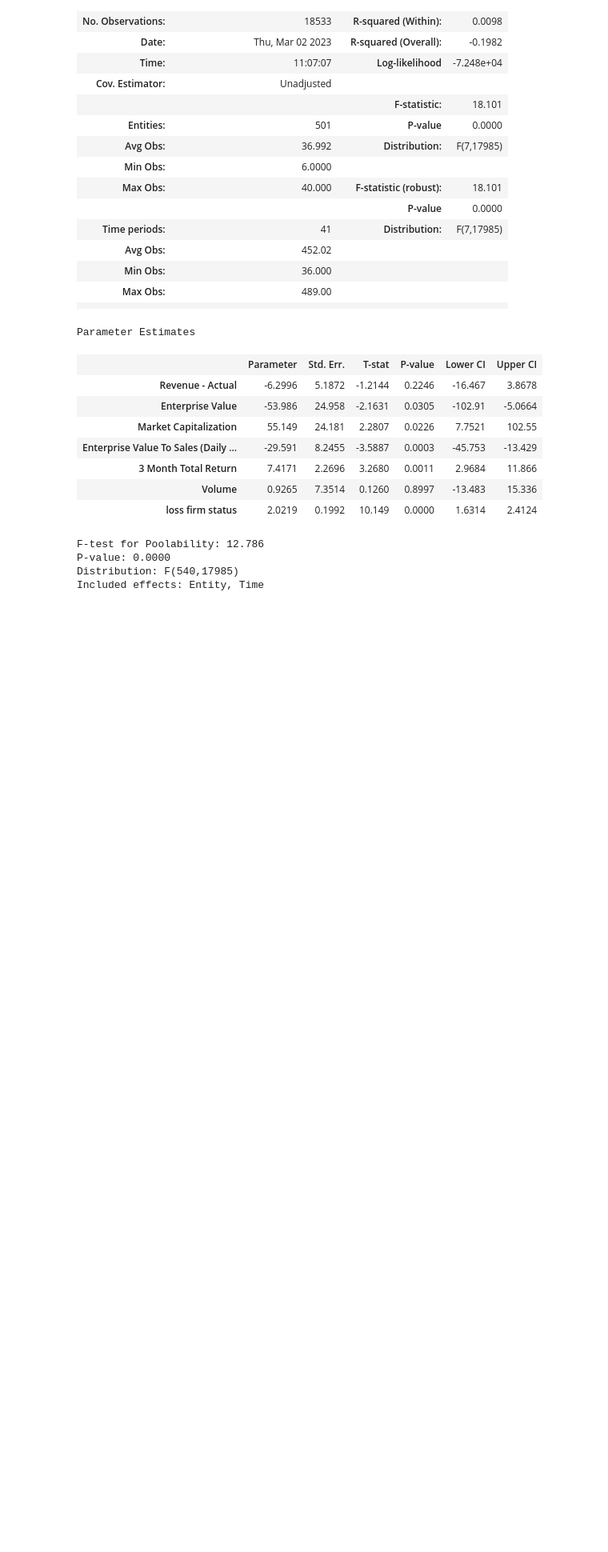
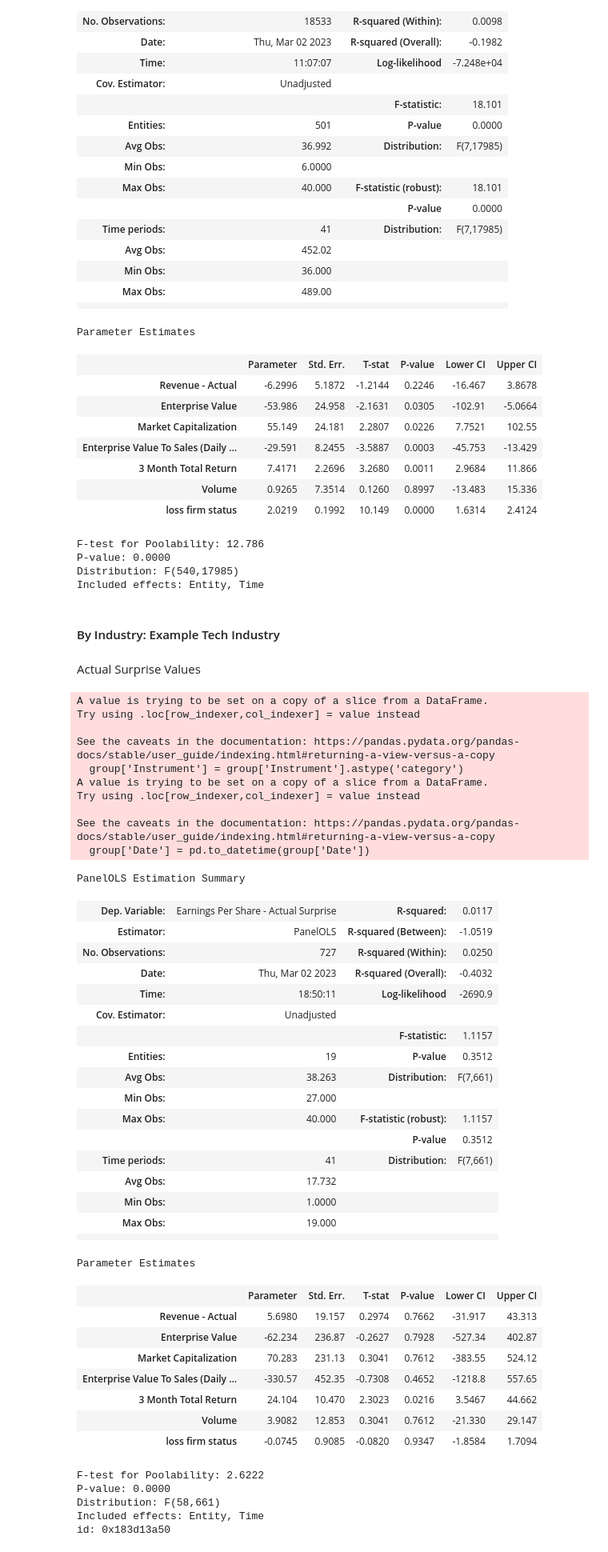
Before and after one commit to yummypugs/GSFM_AnalystForecasts, a Jupyter notebook: 3.3.1_Panel_Characteristics+ABS.ipynb, the cells around one changed output. Shown: that part at 80% size. Saved outputs shown, nothing was run; the diff lists cells and outputs as text; code cells hidden in the pictures; blank space fills up the shorter version.

Commit message:
Included by industry regression

```diff
--- a/3.3.1_Panel_Characteristics+ABS.ipynb
+++ b/3.3.1_Panel_Characteristics+ABS.ipynb
@@ -226,3 +226,62 @@ F-test for Poolability: 12.786
 P-value: 0.0000
 Distribution: F(540,17985)
 Included effects: Entity, Time
+# %% [markdown]
+#### By Industry: Example Tech Industry
+# %% [markdown]
+Actual Surprise Values
+# %%
+group = df_panel[df_panel['GICS Industry Group Name'] == 'Technology Hardware & Equipment']
+
+group['Instrument'] = group['Instrument'].astype('category')
+group['Date'] = pd.to_datetime(group['Date'])
+group.set_index(['Instrument', 'Date'], inplace=True)
+
+y = group.loc[:, "Earnings Per Share - Actual Surprise"]
+X = group.loc[:, "Revenue - Actual":]
+
+model = PanelOLS(y, X, entity_effects=True, time_effects=True).fit()
+model
+# %% [output]
+A value is trying to be set on a copy of a slice from a DataFrame.
+Try using .loc[row_indexer,col_indexer] = value instead
+
+See the caveats in the documentation: https://pandas.pydata.org/pandas-docs/stable/user_guide/indexing.html#returning-a-view-versus-a-copy
+  group['Instrument'] = group['Instrument'].astype('category')
+A value is trying to be set on a copy of a slice from a DataFrame.
+Try using .loc[row_indexer,col_indexer] = value instead
+
+See the caveats in the documentation: https://pandas.pydata.org/pandas-docs/stable/user_guide/indexing.html#returning-a-view-versus-a-copy
+  group['Date'] = pd.to_datetime(group['Date'])
+PanelOLS Estimation Summary
+| Dep. Variable: | Earnings Per Share - Actual Surprise | R-squared: | 0.0117 |
+| Estimator: | PanelOLS | R-squared (Between): | -1.0519 |
+| No. Observations: | 727 | R-squared (Within): | 0.0250 |
+| Date: | Thu, Mar 02 2023 | R-squared (Overall): | -0.4032 |
+| Time: | 18:50:11 | Log-likelihood | -2690.9 |
+| Cov. Estimator: | Unadjusted |  |  |
+|  |  | F-statistic: | 1.1157 |
+| Entities: | 19 | P-value | 0.3512 |
+| Avg Obs: | 38.263 | Distribution: | F(7,661) |
+| Min Obs: | 27.000 |  |  |
+| Max Obs: | 40.000 | F-statistic (robust): | 1.1157 |
+|  |  | P-value | 0.3512 |
+| Time periods: | 41 | Distribution: | F(7,661) |
+| Avg Obs: | 17.732 |  |  |
+| Min Obs: | 1.0000 |  |  |
+| Max Obs: | 19.000 |  |  |
+|  |  |  |  |
+Parameter Estimates
+|  | Parameter | Std. Err. | T-stat | P-value | Lower CI | Upper CI |
+| Revenue - Actual | 5.6980 | 19.157 | 0.2974 | 0.7662 | -31.917 | 43.313 |
+| Enterprise Value | -62.234 | 236.87 | -0.2627 | 0.7928 | -527.34 | 402.87 |
+| Market Capitalization | 70.283 | 231.13 | 0.3041 | 0.7612 | -383.55 | 524.12 |
+| Enterprise Value To Sales (Daily ... | -330.57 | 452.35 | -0.7308 | 0.4652 | -1218.8 | 557.65 |
+| 3 Month Total Return | 24.104 | 10.470 | 2.3023 | 0.0216 | 3.5467 | 44.662 |
+| Volume | 3.9082 | 12.853 | 0.3041 | 0.7612 | -21.330 | 29.147 |
+| loss firm status | -0.0745 | 0.9085 | -0.0820 | 0.9347 | -1.8584 | 1.7094 |
+F-test for Poolability: 2.6222
+P-value: 0.0000
+Distribution: F(58,661)
+Included effects: Entity, Time
+id: 0x183d13a50
```
Also changed, not shown: parts of 6 cells of this notebook.
